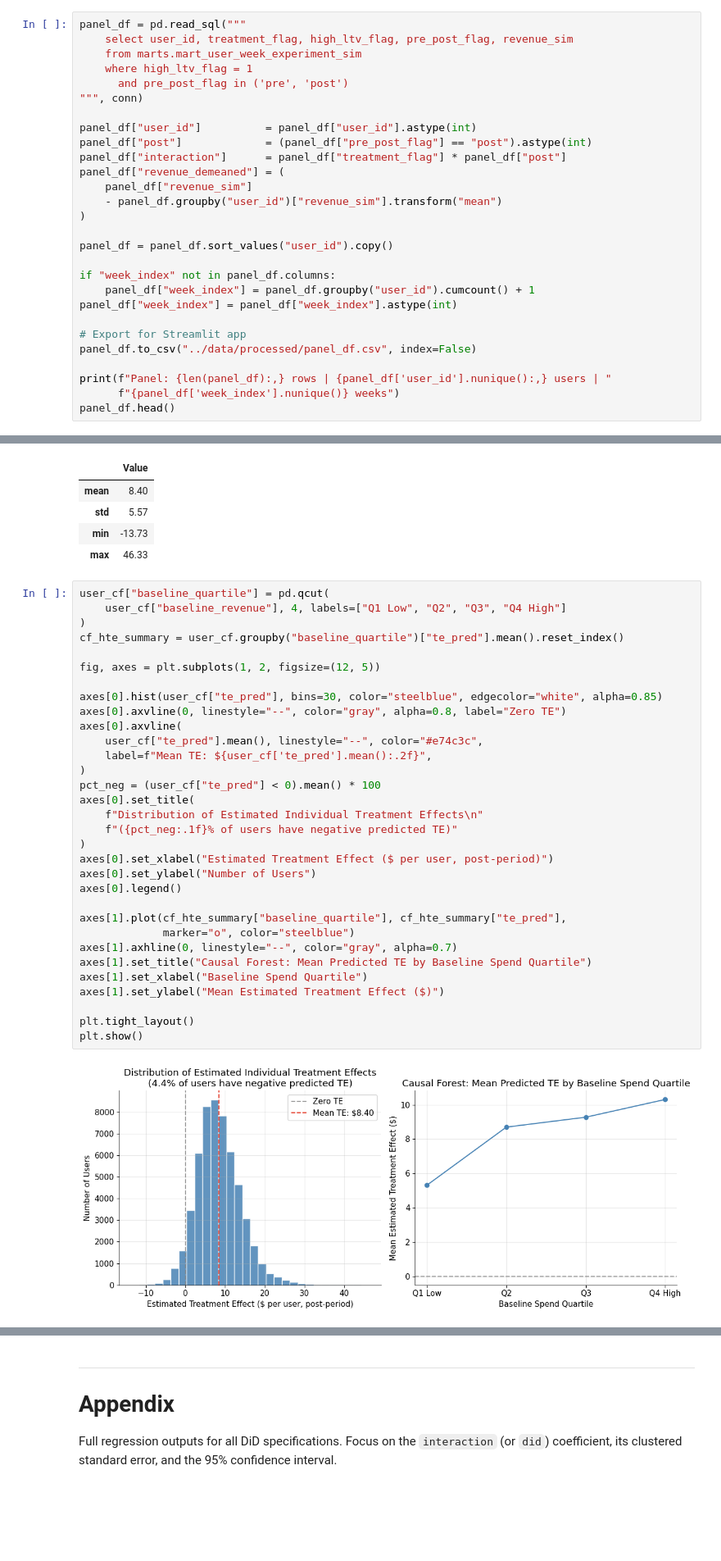
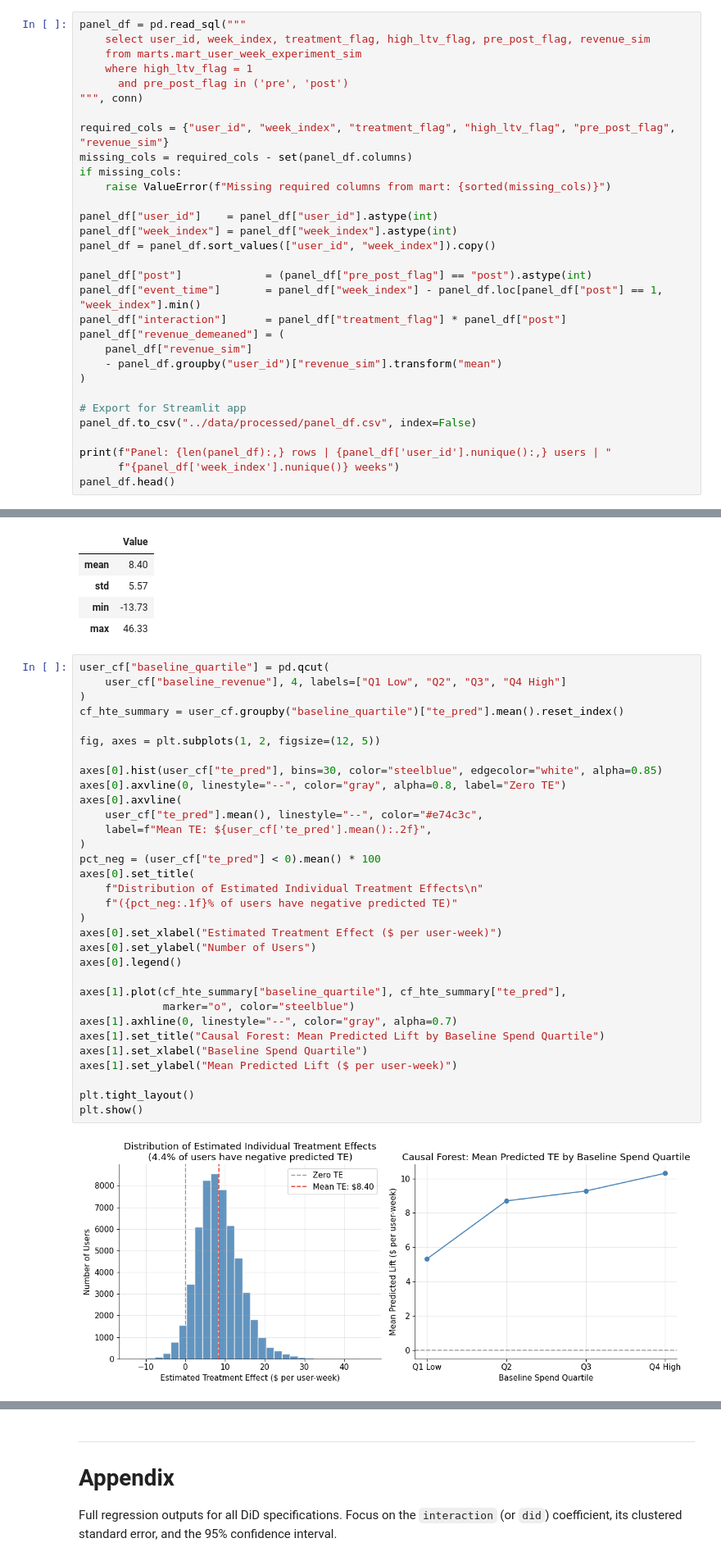
Before and after one commit to tcampayne/targeted-promotion-incrementality-experiment, a Jupyter notebook: analysis/02_inference.ipynb, the cells around one changed output, grey strips where cells are left out. Shown at 82% size. Drawn from its saved outputs; the diff is of its cells as text; blank space fills up the shorter version.

```diff
--- a/analysis/02_inference.ipynb
+++ b/analysis/02_inference.ipynb
@@ -178,25 +241,28 @@ Build a user-week panel (pre and post) for high-LTV users. This panel is the bas
 Difference-in-Differences, event-study, and synthetic-control analyses.
 # %%
 panel_df = pd.read_sql("""
-    select user_id, treatment_flag, high_ltv_flag, pre_post_flag, revenue_sim
+    select user_id, week_index, treatment_flag, high_ltv_flag, pre_post_flag, revenue_sim
     from marts.mart_user_week_experiment_sim
     where high_ltv_flag = 1
       and pre_post_flag in ('pre', 'post')
 """, conn)
 
-panel_df["user_id"]          = panel_df["user_id"].astype(int)
+required_cols = {"user_id", "week_index", "treatment_flag", "high_ltv_flag", "pre_post_flag", "revenue_sim"}
+missing_cols = required_cols - set(panel_df.columns)
+if missing_cols:
+    raise ValueError(f"Missing required columns from mart: {sorted(missing_cols)}")
+
+panel_df["user_id"]    = panel_df["user_id"].astype(int)
+panel_df["week_index"] = panel_df["week_index"].astype(int)
+panel_df = panel_df.sort_values(["user_id", "week_index"]).copy()
+
 panel_df["post"]             = (panel_df["pre_post_flag"] == "post").astype(int)
+panel_df["event_time"]       = panel_df["week_index"] - panel_df.loc[panel_df["post"] == 1, "week_index"].min()
 panel_df["interaction"]      = panel_df["treatment_flag"] * panel_df["post"]
 panel_df["revenue_demeaned"] = (
     panel_df["revenue_sim"]
     - panel_df.groupby("user_id")["revenue_sim"].transform("mean")
 )
-
-panel_df = panel_df.sort_values("user_id").copy()
-
-if "week_index" not in panel_df.columns:
-    panel_df["week_index"] = panel_df.groupby("user_id").cumcount() + 1
-panel_df["week_index"] = panel_df["week_index"].astype(int)
 
 # Export for Streamlit app
 panel_df.to_csv("../data/processed/panel_df.csv", index=False)
@@ -836,37 +923,37 @@ user_cf["te_pred"].agg(["mean", "std", "min", "max"]).round(2).rename("Value").t
 # %%
 user_cf["baseline_quartile"] = pd.qcut(
     user_cf["baseline_revenue"], 4, labels=["Q1 Low", "Q2", "Q3", "Q4 High"]
 )
 cf_hte_summary = user_cf.groupby("baseline_quartile")["te_pred"].mean().reset_index()
 
 fig, axes = plt.subplots(1, 2, figsize=(12, 5))
 
 axes[0].hist(user_cf["te_pred"], bins=30, color="steelblue", edgecolor="white", alpha=0.85)
 axes[0].axvline(0, linestyle="--", color="gray", alpha=0.8, label="Zero TE")
 axes[0].axvline(
     user_cf["te_pred"].mean(), linestyle="--", color="#e74c3c",
     label=f"Mean TE: ${user_cf['te_pred'].mean():.2f}",
 )
 pct_neg = (user_cf["te_pred"] < 0).mean() * 100
 axes[0].set_title(
     f"Distribution of Estimated Individual Treatment Effects\n"
     f"({pct_neg:.1f}% of users have negative predicted TE)"
 )
-axes[0].set_xlabel("Estimated Treatment Effect ($ per user, post-period)")
+axes[0].set_xlabel("Estimated Treatment Effect ($ per user-week)")
 axes[0].set_ylabel("Number of Users")
 axes[0].legend()
 
 axes[1].plot(cf_hte_summary["baseline_quartile"], cf_hte_summary["te_pred"],
              marker="o", color="steelblue")
 axes[1].axhline(0, linestyle="--", color="gray", alpha=0.7)
-axes[1].set_title("Causal Forest: Mean Predicted TE by Baseline Spend Quartile")
+axes[1].set_title("Causal Forest: Mean Predicted Lift by Baseline Spend Quartile")
 axes[1].set_xlabel("Baseline Spend Quartile")
-axes[1].set_ylabel("Mean Estimated Treatment Effect ($)")
+axes[1].set_ylabel("Mean Predicted Lift ($ per user-week)")
 
 plt.tight_layout()
 plt.show()
 # %% [output]
-[figure, old version]
+[figure, new version]
 # %%
 threshold   = user_cf["te_pred"].quantile(0.8)
 top_users   = user_cf[user_cf["te_pred"] >= threshold]
```
Also changed, not shown: parts of 40 cells of this notebook.
